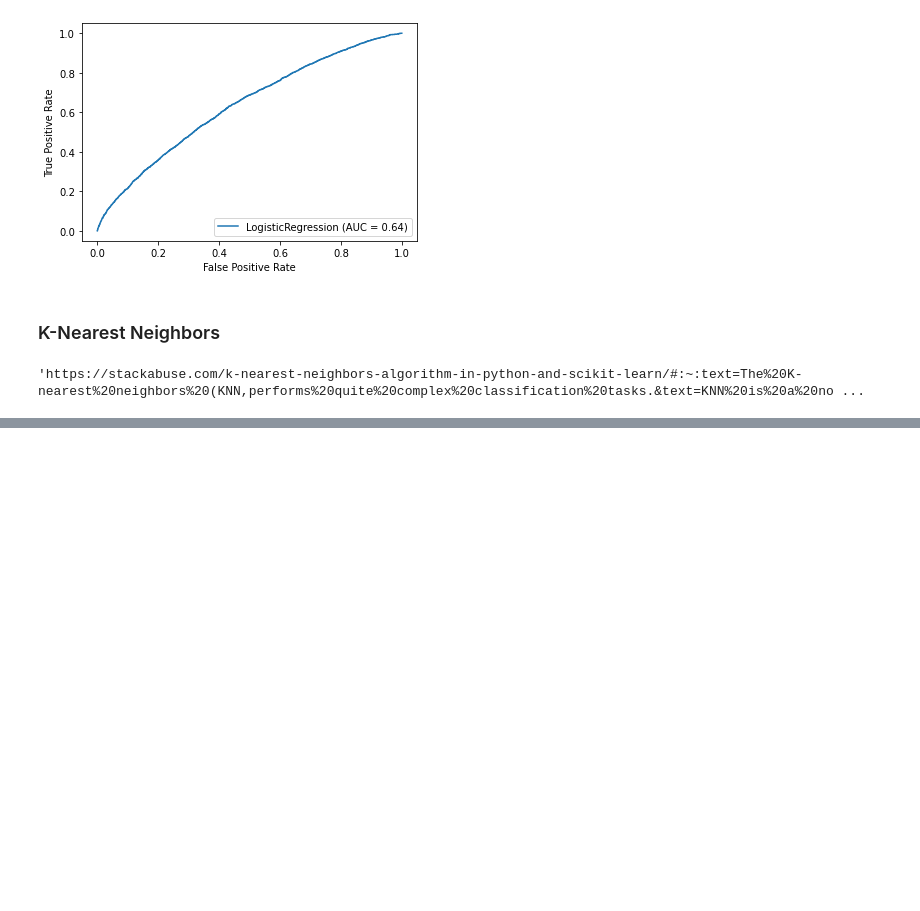
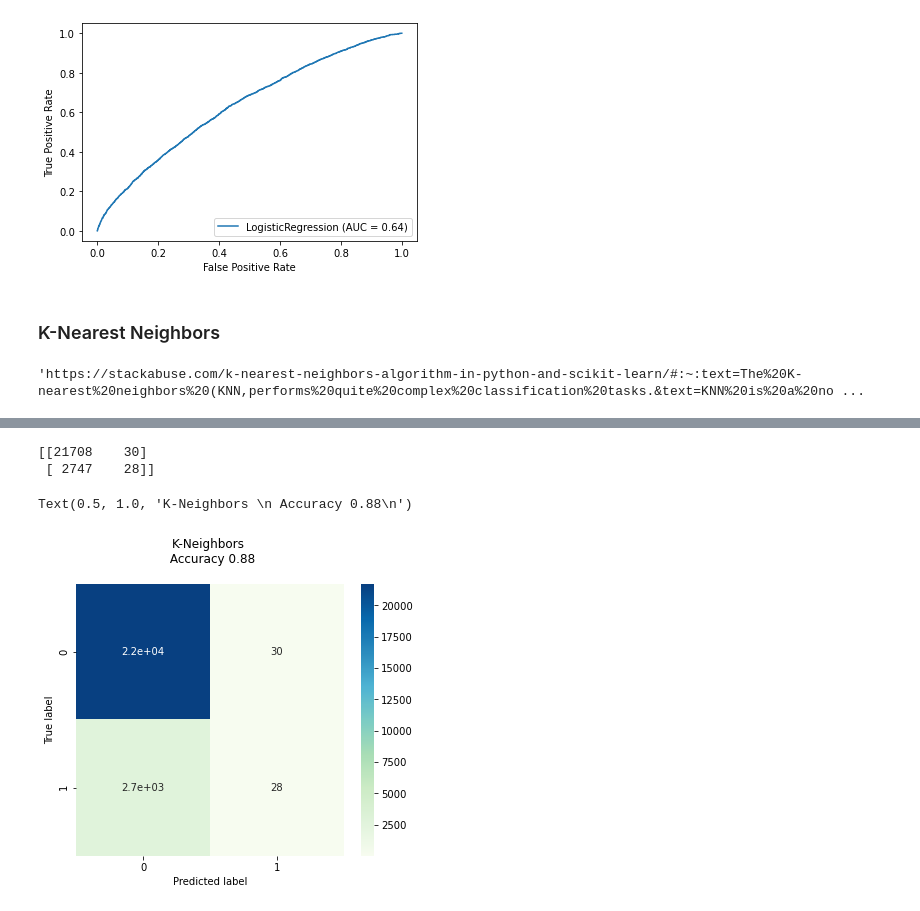
Before and after one commit to hon3g/data_analytics_2, a Jupyter notebook: Python/Diabetes.ipynb, the cells around one changed output, grey strips where cells are left out. Cells and saved outputs as stored; diff of their text form; code cells hidden in the pictures; blank space fills up the shorter version.

```diff
--- a/Python/Diabetes.ipynb
+++ b/Python/Diabetes.ipynb
@@ -529,0 +554,32 @@ pred = knc.predict(X_test)
+# %%
+# # Fit the test labels and predictions into confusion_matrix and
+# print the matrix
+
+from sklearn.metrics import confusion_matrix
+print(confusion_matrix(y_test, pred))
+# %% [output]
+[[21708    30]
+ [ 2747    28]]
+# %%
+# Make confusion matrix more visual
+def plot_conf_mat(y_test, y_preds):
+    """
+    Plots a confusion matrix using Seaborn's heatmap().
+    """
+    fig, ax = plt.subplots(figsize=(6, 5))
+    ax = sns.heatmap(confusion_matrix(y_test, y_preds),
+                     annot=True, # Annotate the boxes
+                     cbar=True,
+                     cmap='GnBu')
+    plt.xlabel("Predicted label")
+    plt.ylabel("True label")
+# %%
+# Call plot_conf_mat with the test labels and predictions
+plot_conf_mat(y_test, pred)
+
+
+# Give the matrix a title
+plt.title(f'K-Neighbors \n Accuracy {knc_score:.2f}\n')
+# %% [output]
+Text(0.5, 1.0, 'K-Neighbors \n Accuracy 0.88\n')
+[figure, added]
```
Also changed, not shown: parts of 33 cells of this notebook.
